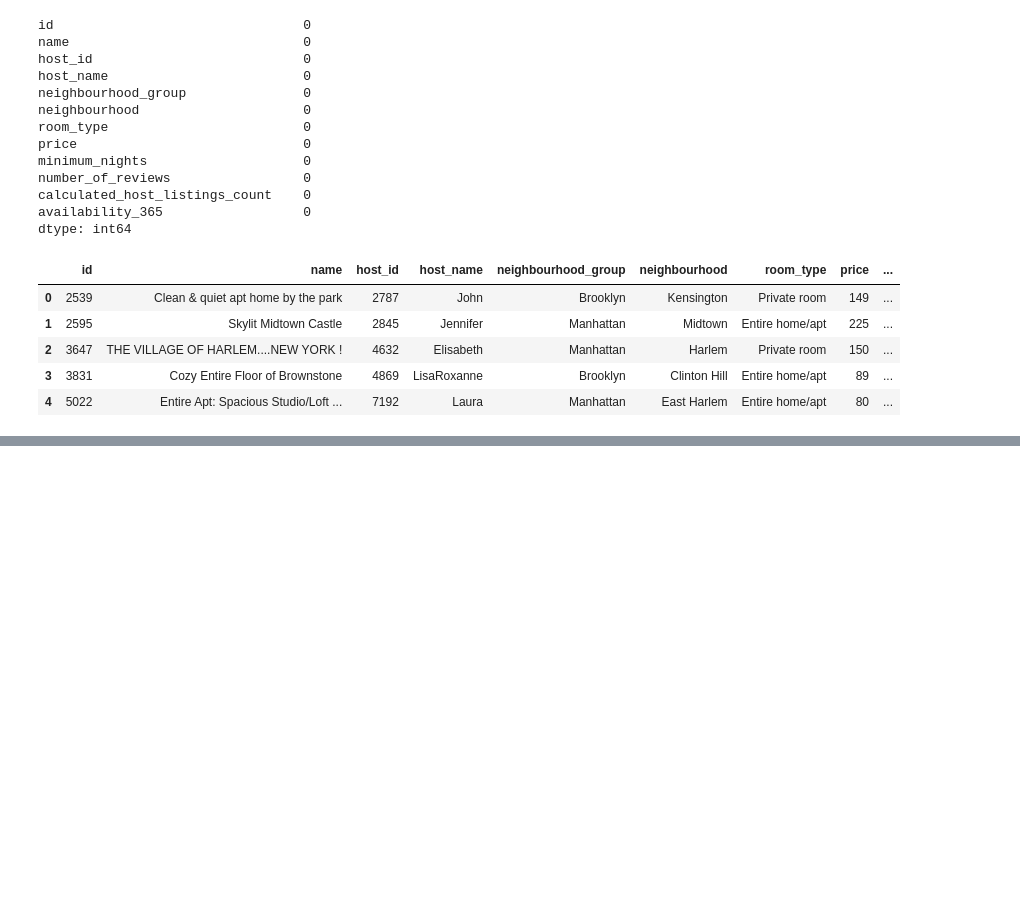
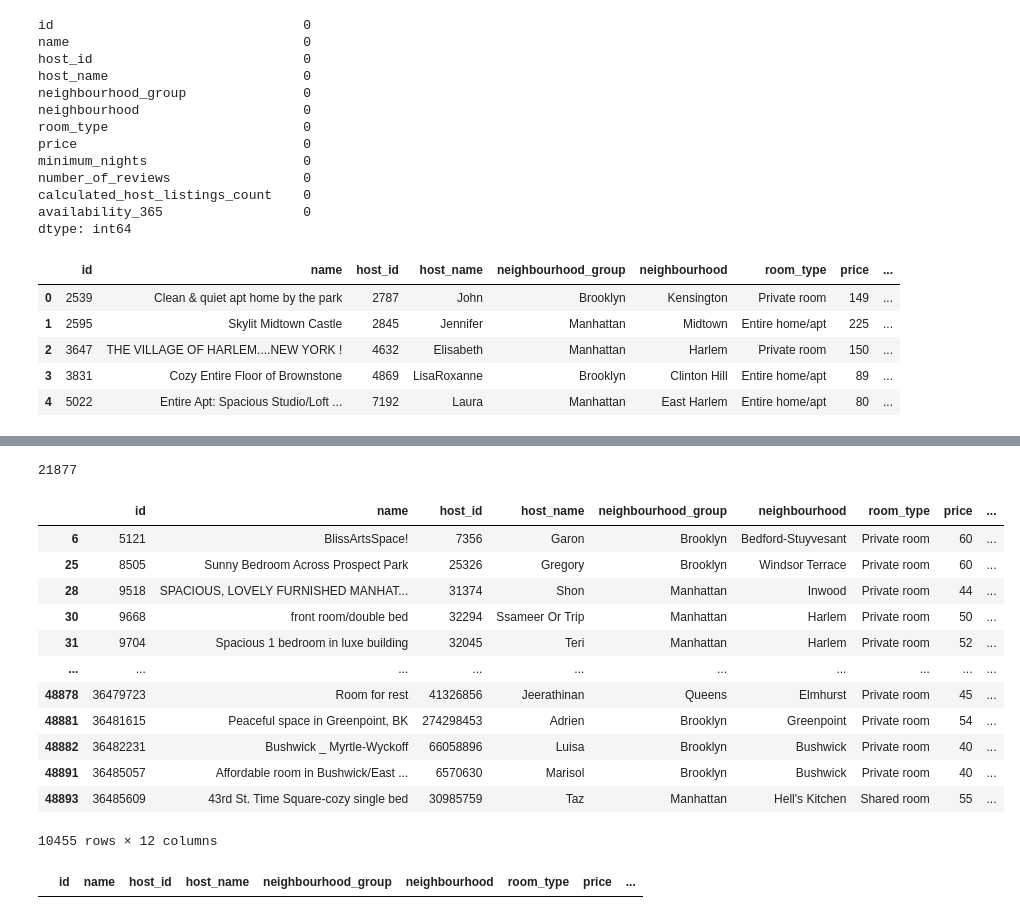
Before and after one commit to satendra-p/Airbnb_data-analysis, a Jupyter notebook: Team_Project_EDA_Capstone_ipynb.ipynb, the cells around one changed output, grey strips where cells are left out. Drawn from its saved outputs; the diff is of its cells as text; code cells hidden in the pictures; blank space fills up the shorter version.

```diff
--- a/Team_Project_EDA_Capstone_ipynb.ipynb
+++ b/Team_Project_EDA_Capstone_ipynb.ipynb
@@ -144,0 +279,5 @@ airbnb_df.head()
+# %%
+#Get the number of values which price is less than 100$
+airbnb_df.loc[airbnb_df['price'] < 100,'price'].count()
+# %% [output]
+21877
@@ -144,0 +287,3 @@ airbnb_df.head()
+# %%
+#Make a copy of original dataframe to perform additional operation for get the desire result
+airbnb_price_df = airbnb_df.copy()
@@ -144,0 +297,17 @@ airbnb_df.head()
+# %%
+airbnb_price_df[airbnb_price_df['price']<65]
+#Rows which have 'price'<0
+# %% [output]
+|  | id | name | host_id | host_name | neighbourhood_group | neighbourhood | room_type | price | ... |
+| 6 | 5121 | BlissArtsSpace! | 7356 | Garon | Brooklyn | Bedford-Stuyvesant | Private room | 60 | ... |
+| 25 | 8505 | Sunny Bedroom Across Prospect Park | 25326 | Gregory | Brooklyn | Windsor Terrace | Private room | 60 | ... |
+| 28 | 9518 | SPACIOUS, LOVELY FURNISHED MANHAT... | 31374 | Shon | Manhattan | Inwood | Private room | 44 | ... |
+| 30 | 9668 | front room/double bed | 32294 | Ssameer Or Trip | Manhattan | Harlem | Private room | 50 | ... |
+| 31 | 9704 | Spacious 1 bedroom in luxe building | 32045 | Teri | Manhattan | Harlem | Private room | 52 | ... |
+| ... | ... | ... | ... | ... | ... | ... | ... | ... | ... |
+| 48878 | 36479723 | Room for rest | 41326856 | Jeerathinan | Queens | Elmhurst | Private room | 45 | ... |
+| 48881 | 36481615 | Peaceful space in Greenpoint, BK | 274298453 | Adrien | Brooklyn | Greenpoint | Private room | 54 | ... |
+| 48882 | 36482231 | Bushwick _ Myrtle-Wyckoff | 66058896 | Luisa | Brooklyn | Bushwick | Private room | 40 | ... |
+| 48891 | 36485057 | Affordable room in Bushwick/East ... | 6570630 | Marisol | Brooklyn | Bushwick | Private room | 40 | ... |
+| 48893 | 36485609 | 43rd St. Time Square-cozy single bed | 30985759 | Taz | Manhattan | Hell's Kitchen | Shared room | 55 | ... |
+10455 rows × 12 columns
@@ -144,0 +317,5 @@ airbnb_df.head()
+# %%
+# 'price' has no value less than 65
+airbnb_price_df[airbnb_price_df['price']<65]
+# %% [output]
+|  | id | name | host_id | host_name | neighbourhood_group | neighbourhood | room_type | price | ... |
```
Also changed, not shown: parts of 18 cells of this notebook.
